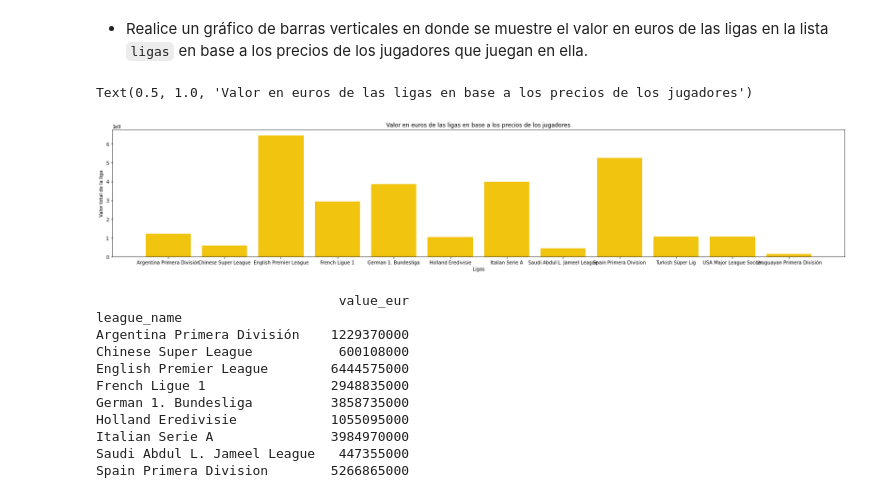
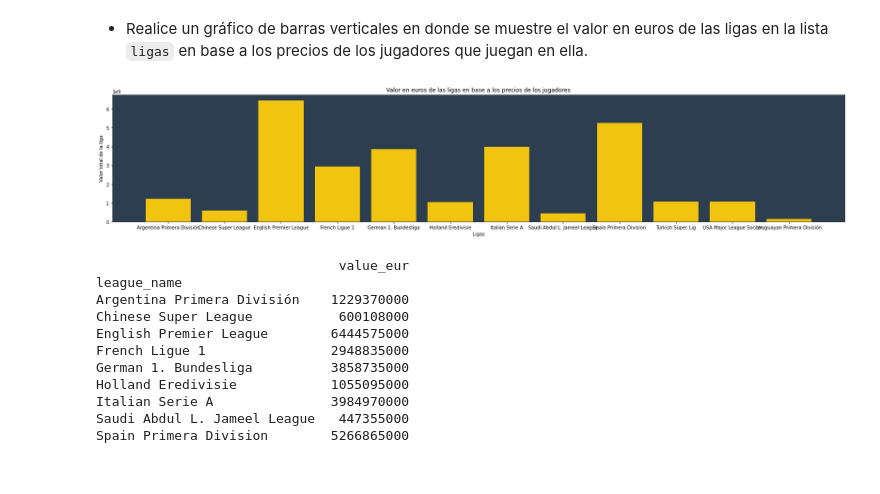
Before and after one commit to maximilianog258/PDAMaxiG, a Jupyter notebook: Ejercitación - Matplotlib/Ejercitación-Matplotlib.ipynb, the cells around one changed output. Cells and saved outputs as stored; diff of their text form; code cells hidden in the pictures.

```diff
--- a/Ejercitación - Matplotlib/Ejercitación-Matplotlib.ipynb
+++ b/Ejercitación - Matplotlib/Ejercitación-Matplotlib.ipynb
@@ -427,17 +428,17 @@ Name: short_name, dtype: object
 # %%
 ligas = datfifa21["league_name"].isin(['Spain Primera Division', 'Italian Serie A', 'German 1. Bundesliga', 'French Ligue 1', 'English Premier League', 'Holland Eredivisie', 'USA Major League Soccer', 'Chinese Super League', 'Saudi Abdul L. Jameel League', 'Turkish Süper Lig', 'Argentina Primera División', 'Uruguayan Primera División'])
 tablapivot = datfifa21[ligas].pivot_table(values="value_eur", index="league_name" , aggfunc = np.sum)
 tablapivot
 fig, ax = plt.subplots(figsize=(28,5))
 
 
 ax.bar(tablapivot.index, tablapivot.values[:,0], color = "#F1C40F")
 ax.set_xlabel('Ligas')
 ax.set_ylabel('Valor total de la liga')
 ax.set_title("Valor en euros de las ligas en base a los precios de los jugadores")
+ax.set_facecolor("#2C3E50") #color de fondo
 # %% [output]
-Text(0.5, 1.0, 'Valor en euros de las ligas en base a los precios de los jugadores')
-[figure, old version]
+[figure, new version]
 # %%
 print(tablapivot)
 # %% [output]
```
Also changed, not shown: parts of 3 cells of this notebook, 1 other file.
